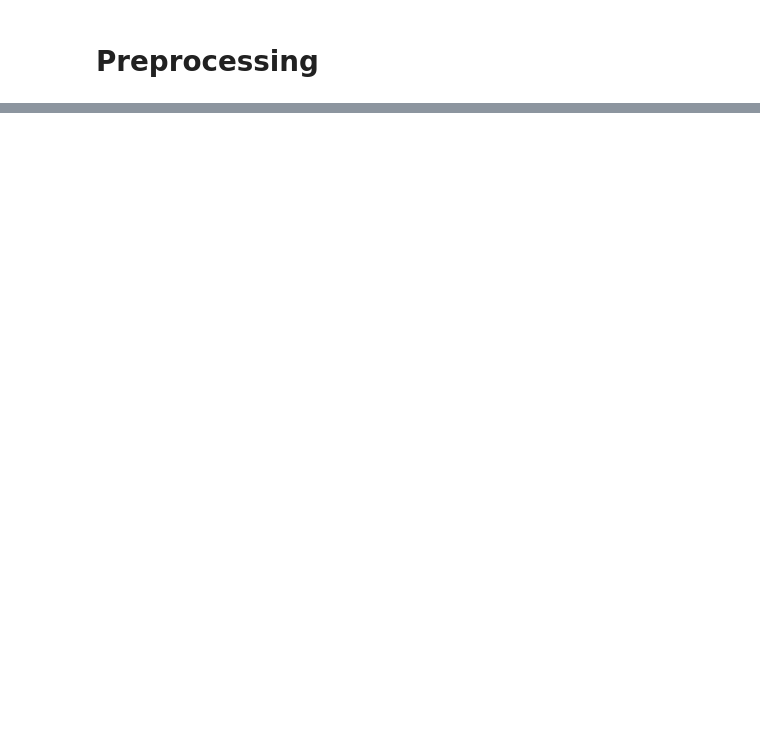
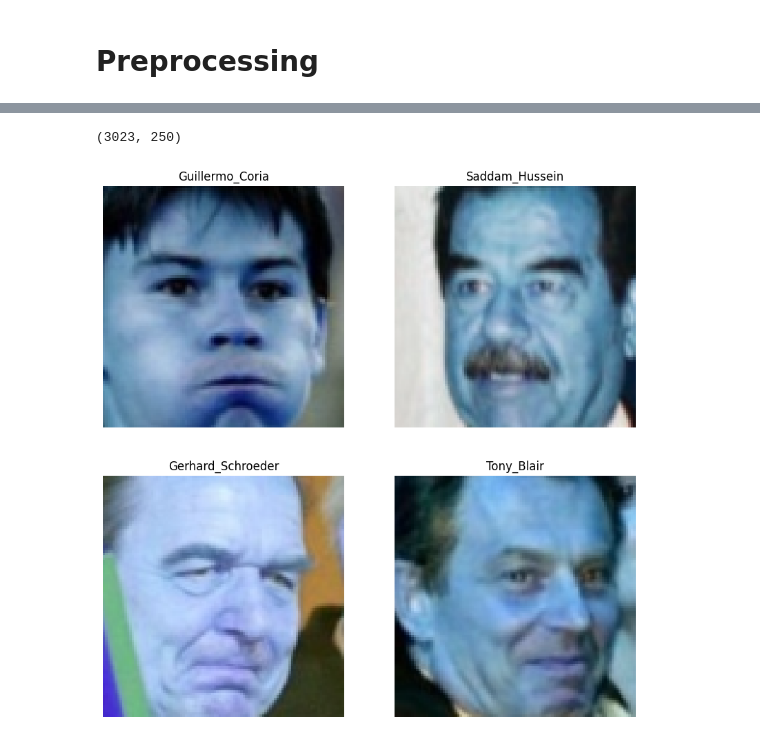
Before and after one commit to kimhonggithub/Project-Face-Regonition, a Jupyter notebook: face_recognition.ipynb, the cells around one changed output, grey strips where cells are left out. Cells and saved outputs as stored; diff of their text form; code cells hidden in the pictures; blank space fills up the shorter version.

Commit message:
Face_detection_PCA_SVM

```diff
--- a/face_recognition.ipynb
+++ b/face_recognition.ipynb
@@ -234,4 +230,4 @@ plt.show()
 # %%
-image = plt.imread(path)
-pixels = image.flatten()
+# image = plt.imread(path)
+# pixels = image.flatten()
 # %%
@@ -345,15 +271,0 @@ for path in dataset['path'][:5]:
-# %%
-# Just plot to see the function
-for path in dataset['path'][:5]:
-    # Read the image using OpenCV
-    image = cv2.imread(path)
-
-    # Resize the image using Pillow
-    resized_image = Image.fromarray(image).resize((100, 100))
-
-    # Save the resized image
-    resized_image.save(path)
-
-    # Display the resized image using Matplotlib
-    plt.imshow(resized_image)
-    plt.show()
@@ -365,0 +291,35 @@ for path in dataset['path'][:5]:
+# %%
+dataset['data'].shape[:2]
+# %% [output]
+(3023, 250)
+# %%
+# Face detection
+face_cascade = cv2.CascadeClassifier('haarcascade_frontalface_default.xml')
+
+def detect_faces(images, labels):
+    detected_faces = []
+    updated_labels = []  # To store labels corresponding to detected faces
+    label_counts = defaultdict(int)  # Dictionary to store the count of samples for each label
+
+    for image, label in zip(images, labels):
+        image = cv2.cvtColor(image, cv2.COLOR_BGR2RGB)  # Convert BGR to RGB if needed
+        gray_image = cv2.cvtColor(image, cv2.COLOR_RGB2GRAY)  # Convert to grayscale
+
+        # Detect faces
+        faces = face_cascade.detectMultiScale(gray_image, scaleFactor=1.2, minNeighbors=5)
+
+        if len(faces) == 1:
+            (x, y, w, h) = faces[0]
+            # Crop and resize the face to a fixed size (e.g., 100x100)
+            face = cv2.resize(image[y:y+h, x:x+w], (100, 100))
+            detected_faces.append(face)
+            updated_labels.append(label)  # Append label for the detected face
+            label_counts[label] += 1  # Increment the count for this label
+
+    return np.array(detected_faces), np.array(updated_labels)
+
+
+face_detect, updated_labels = detect_faces(dataset['data'], dataset['target'])
+display_random_images(face_detect, updated_labels, 2, 2, cmap='gray')
+# %% [output]
+[figure, added]
```
Also changed, not shown: parts of 74 cells of this notebook, 1 other file.
